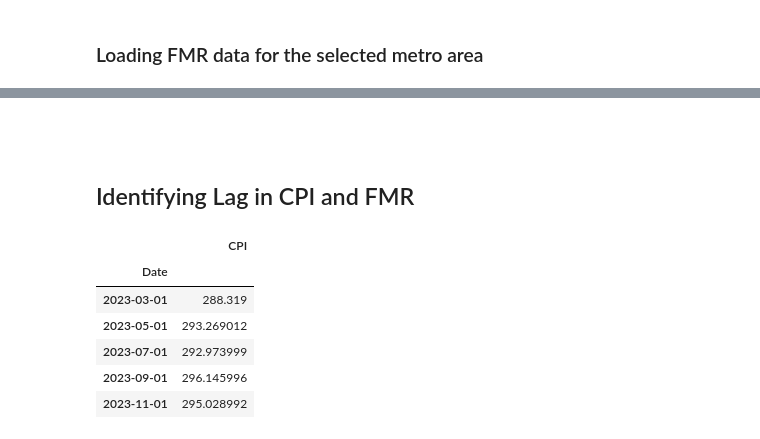
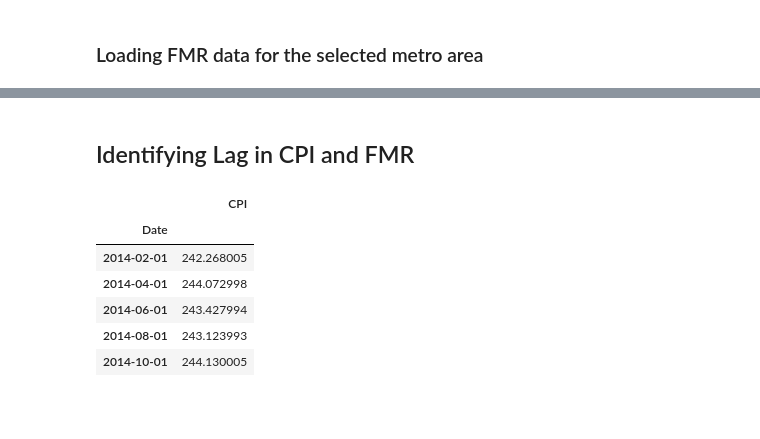
Before and after one commit to shah-satyam/2024Spr_projects, a Jupyter notebook: Single Metro Area Analysis.ipynb, the cells around one changed output, grey strips where cells are left out. Saved outputs shown, nothing was run; the diff lists cells and outputs as text; code cells hidden in the pictures; blank space fills up the shorter version.

```diff
--- a/Single Metro Area Analysis.ipynb
+++ b/Single Metro Area Analysis.ipynb
@@ -254,17 +287,15 @@ cbsa_data
-# %% [markdown]
-##
 # %% [markdown]
 ## Identifying Lag in CPI and FMR
 # %%
 cpi_data_transformed = transformData.transform_cpi_data(cpi_data)
-cpi_data_transformed.tail()
+cpi_data_transformed.head()
 # %% [output]
 |  | CPI |
 | Date |  |
-| 2023-03-01 | 288.319 |
-| 2023-05-01 | 293.269012 |
-| 2023-07-01 | 292.973999 |
-| 2023-09-01 | 296.145996 |
-| 2023-11-01 | 295.028992 |
+| 2014-02-01 | 242.268005 |
+| 2014-04-01 | 244.072998 |
+| 2014-06-01 | 243.427994 |
+| 2014-08-01 | 243.123993 |
+| 2014-10-01 | 244.130005 |
 # %%
 combined_data= transformData.smooth_and_merge(fmr=cbsa_data, cpi=cpi_data_transformed, start_month=FMR_implementation_month)
```
Also changed, not shown: parts of 41 cells of this notebook, 5 other files.
